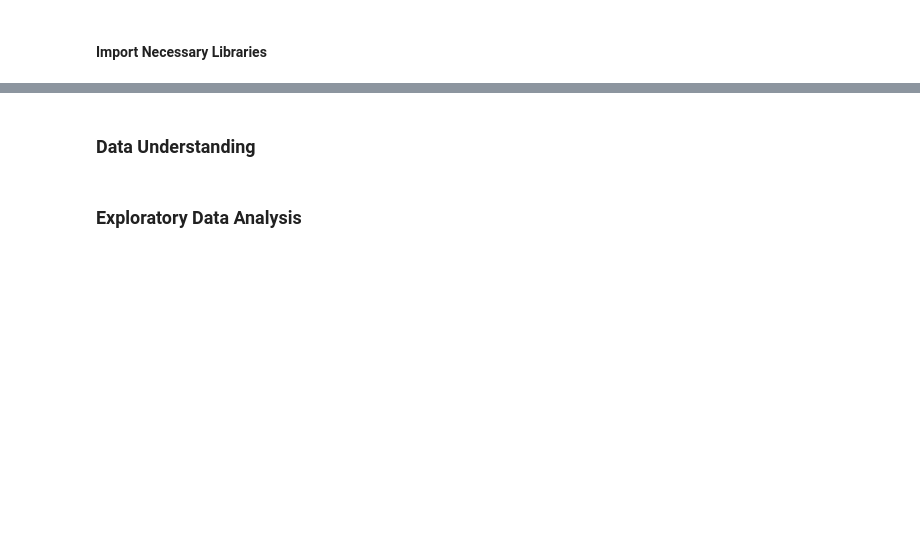
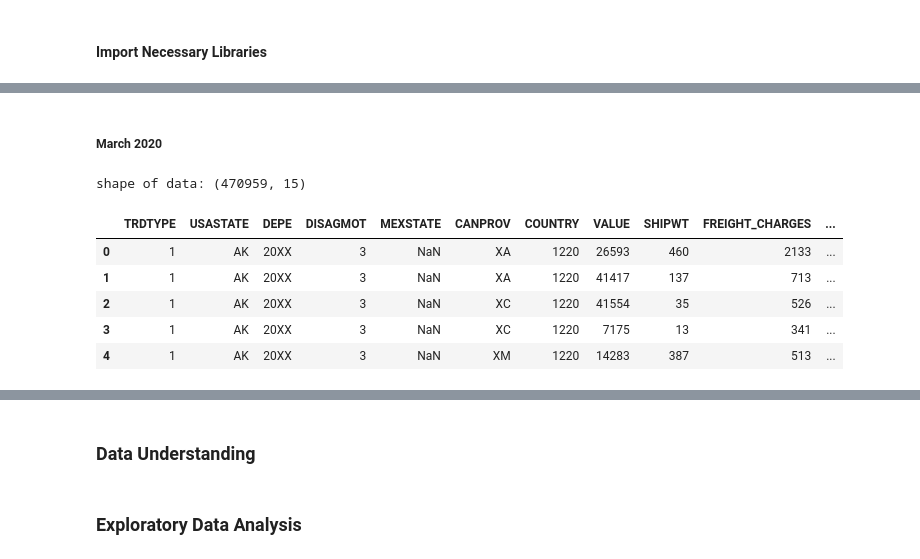
Before and after one commit to adubrightkwartengsnr/TransBorder-Freight-Data-Analysis, a Jupyter notebook: notebooks/transborder-freight-analysis.ipynb, the cells around one changed output, grey strips where cells are left out. Cells and saved outputs as stored; diff of their text form; code cells hidden in the pictures; blank space fills up the shorter version.

```diff
--- a/notebooks/transborder-freight-analysis.ipynb
+++ b/notebooks/transborder-freight-analysis.ipynb
@@ -102,0 +151,20 @@ hello wordl
+# %% [markdown]
+##### March 2020
+# %%
+dot1 = pd.read_csv("../data/2020/Mar 2020/dot1_0320.csv")
+dot1_ytd = pd.read_csv("../data/2020/Mar 2020/dot1_ytd_0320.csv")
+dot2 =  pd.read_csv("../data/2020/Mar 2020/dot2_0320.csv")
+dot2_ytd = pd.read_csv("../data/2020/Mar 2020/dot2_ytd_0320.csv")
+dot3 = pd.read_csv("../data/2020/Mar 2020/dot3_0320.csv")
+dot3_ytd = pd.read_csv("../data/2020/Mar 2020/dot3_ytd_0320.csv")
+mar_2020 = pd.concat([dot1,dot1_ytd,dot2,dot2_ytd,dot3,dot3_ytd],axis=0)
+print(f"shape of data: {mar_2020.shape}")
+mar_2020.head()
+# %% [output]
+shape of data: (470959, 15)
+|  | TRDTYPE | USASTATE | DEPE | DISAGMOT | MEXSTATE | CANPROV | COUNTRY | VALUE | SHIPWT | FREIGHT_CHARGES | ... |
+| 0 | 1 | AK | 20XX | 3 | NaN | XA | 1220 | 26593 | 460 | 2133 | ... |
+| 1 | 1 | AK | 20XX | 3 | NaN | XA | 1220 | 41417 | 137 | 713 | ... |
+| 2 | 1 | AK | 20XX | 3 | NaN | XC | 1220 | 41554 | 35 | 526 | ... |
+| 3 | 1 | AK | 20XX | 3 | NaN | XC | 1220 | 7175 | 13 | 341 | ... |
+| 4 | 1 | AK | 20XX | 3 | NaN | XM | 1220 | 14283 | 387 | 513 | ... |
```
Also changed, not shown: parts of 20 cells of this notebook.
